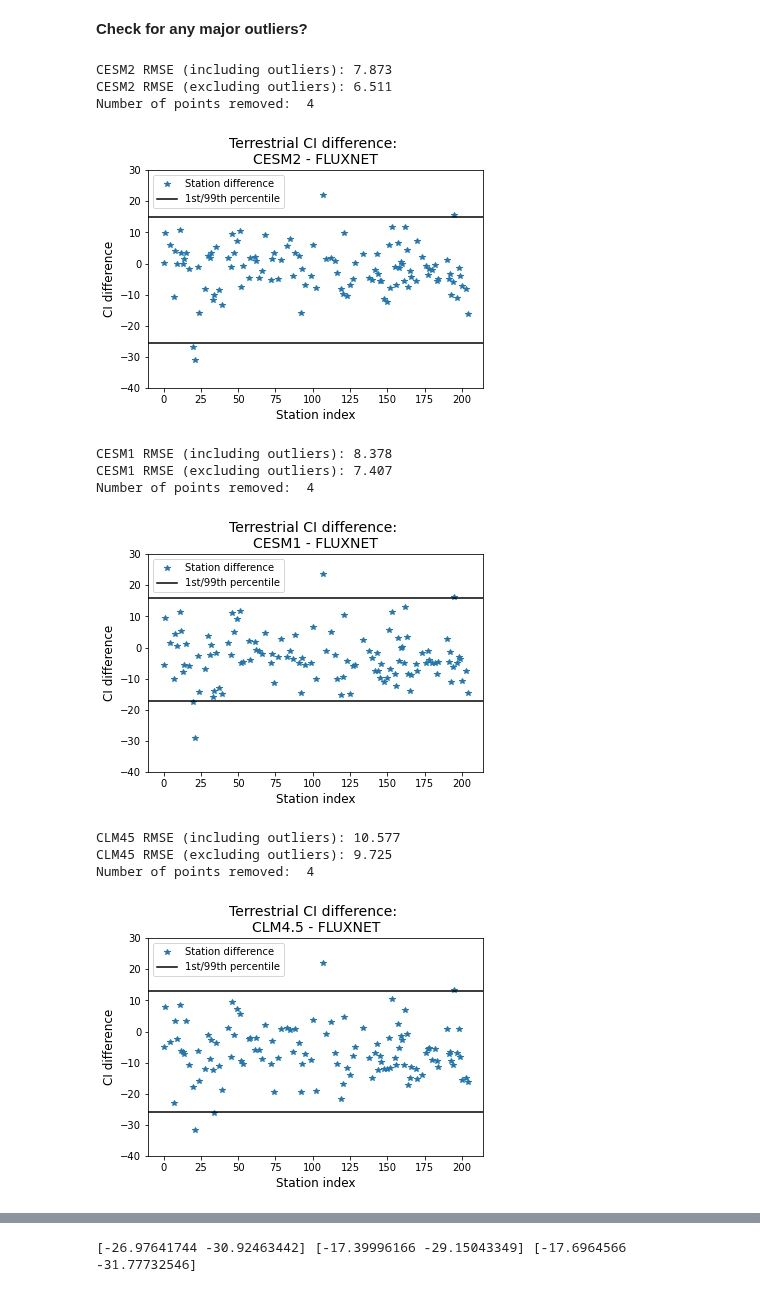
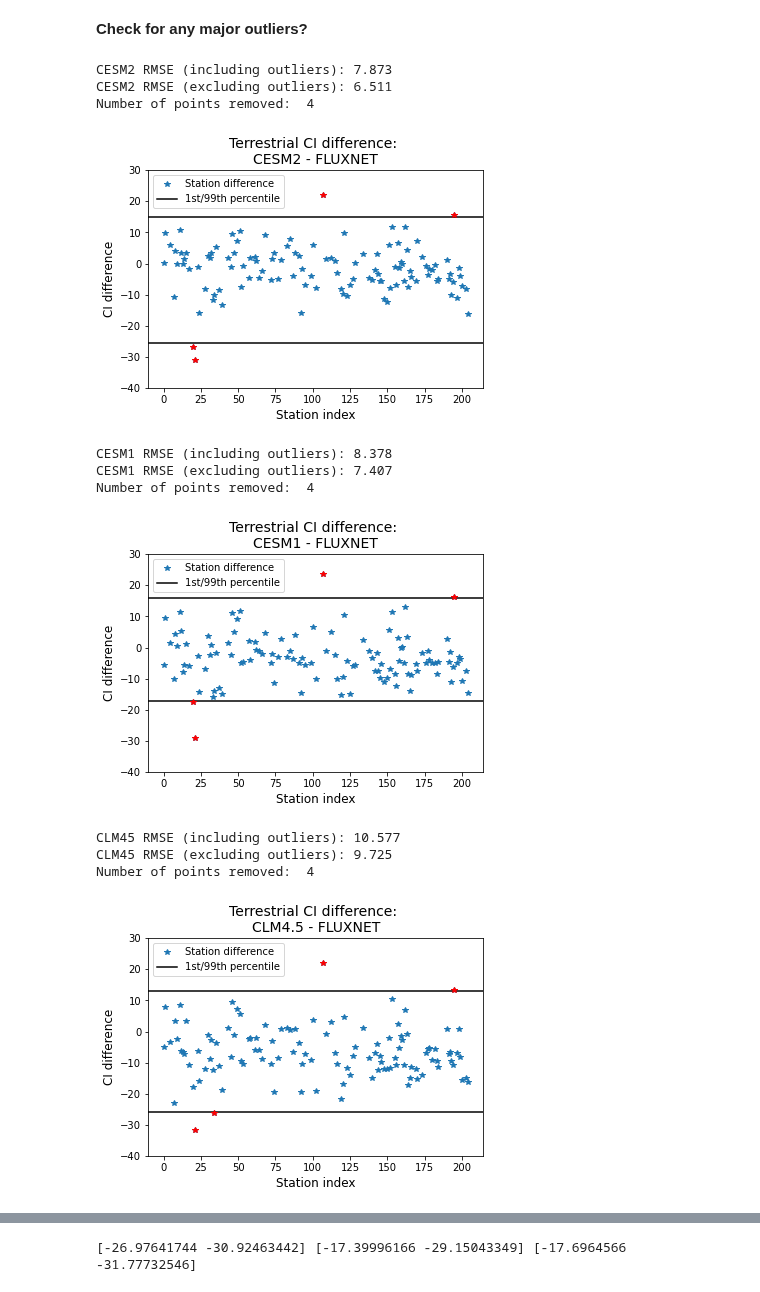
Before and after one commit to megandevlan/Coupling_CAM6CLM5, a Jupyter notebook: FLUXNET_coupling.ipynb, the cells around one changed output, grey strips where cells are left out. Cells and saved outputs as stored; diff of their text form; code cells hidden in the pictures.

```diff
--- a/FLUXNET_coupling.ipynb
+++ b/FLUXNET_coupling.ipynb
@@ -168,6 +168,8 @@ SWCdepth          = np.full([len(dataFiles)], np.nan)
 
 stationID           = []
 stationID_converted = []
+
+allStationID        = []
 
 # Variables I want returned:
 varNames = ['TIMESTAMP','H_F_MDS','SWC_F_MDS_1','SWC_F_MDS_1_QC']
@@ -184,6 +186,7 @@ for iStation in range(len(dataFiles)):
     indStation            = np.where(fluxnetID==siteInfoDF['SITE_ID'])
     lat_fluxnet[iStation] = siteInfoDF['LOCATION_LAT'].values[indStation]
     lon_fluxnet[iStation] = siteInfoDF['LOCATION_LONG'].values[indStation]
+    allStationID.append(fluxnetID)
 
     # Check that there was data saved for this particular site:
     # ----------------------------------------------------------
@@ -695,34 +741,40 @@ RMSE between model terrestrial CI and fluxnet-based observations:
 # %%
 # -----------------------
 # CESM2 simulation...
 # -----------------------
 
 # Plot difference in CI at each station as a dot
 plt.plot(np.arange(205), terraCI_CESM2diff,'*')
 plt.xlabel('Station index',fontsize=12)
 plt.ylabel('CI difference',fontsize=12)
 plt.title('Terrestrial CI difference: \nCESM2 - FLUXNET', fontsize=14)
 
 # Get percentiles too and plot as horizontal lines
 pct1  = np.nanpercentile(terraCI_CESM2diff, 1)
 pct99 = np.nanpercentile(terraCI_CESM2diff, 99)
 plt.axhline(pct1,  color='k')
 plt.axhline(pct99, color='k')
 plt.ylim([-40,30])
 plt.legend(['Station difference','1st/99th percentile'],loc='upper left')
 
 # Print RMSE with vs. without points outside this boundary...
+iExclude = np.where( (terraCI_CESM2diff<=pct1) | (terraCI_CESM2diff>=pct99) )[0]
+indexes  = np.arange(205)
+plt.plot(indexes[iExclude], terraCI_CESM2diff[iExclude],'r*')
+
 ikeep = np.where( (terraCI_CESM2diff>= pct1) & (terraCI_CESM2diff<=pct99))[0]
 RMSE_CESM2exclude = np.sqrt(np.nansum(terraCI_CESM2diff[ikeep]**2) / len(ikeep) )
+
 
 print('CESM2 RMSE (including outliers): %.3f' % RMSE_CESM2)
 print('CESM2 RMSE (excluding outliers): %.3f' % RMSE_CESM2exclude)
 print('Number of points removed: ', nValidStation - len(ikeep))
+plt.show()
 # %% [output]
 CESM2 RMSE (including outliers): 7.873
 CESM2 RMSE (excluding outliers): 6.511
 Number of points removed:  4
-[figure, old version]
+[figure, new version]
 # %%
 # -----------------------
 # CESM1 simulation...
@@ -743,6 +795,10 @@ plt.ylim([-40,30])
 plt.legend(['Station difference','1st/99th percentile'],loc='upper left')
 
 # Print RMSE with vs. without points outside this boundary...
+iExclude = np.where( (terraCI_CESM1diff<=pct1) | (terraCI_CESM1diff>=pct99) )[0]
+indexes  = np.arange(205)
+plt.plot(indexes[iExclude], terraCI_CESM1diff[iExclude],'r*')
+
 ikeep = np.where( (terraCI_CESM1diff>= pct1) & (terraCI_CESM1diff<=pct99))[0]
 RMSE_CESM1exclude = np.sqrt(np.nansum(terraCI_CESM1diff[ikeep]**2) / len(ikeep) )
 
@@ -753,7 +809,7 @@ print('Number of points removed: ', nValidStation - len(ikeep))
 CESM1 RMSE (including outliers): 8.378
 CESM1 RMSE (excluding outliers): 7.407
 Number of points removed:  4
-[figure, old version]
+[figure, new version]
 # %%
 # -----------------------
 # CESM1 simulation...
@@ -774,6 +830,10 @@ plt.ylim([-40,30])
 plt.legend(['Station difference','1st/99th percentile'],loc='upper left')
 
 # Print RMSE with vs. without points outside this boundary...
+iExclude = np.where( (terraCI_CLM45diff<=pct1) | (terraCI_CLM45diff>=pct99) )[0]
+indexes  = np.arange(205)
+plt.plot(indexes[iExclude], terraCI_CLM45diff[iExclude],'r*')
+
 ikeep = np.where( (terraCI_CLM45diff>= pct1) & (terraCI_CLM45diff<=pct99))[0]
 RMSE_CLMexclude = np.sqrt(np.nansum(terraCI_CLM45diff[ikeep]**2) / len(ikeep) )
 
@@ -784,4 +844,4 @@ print('Number of points removed: ', nValidStation - len(ikeep))
 CLM45 RMSE (including outliers): 10.577
 CLM45 RMSE (excluding outliers): 9.725
 Number of points removed:  4
-[figure, old version]
+[figure, new version]
```
Also changed, not shown: parts of 14 cells of this notebook.
